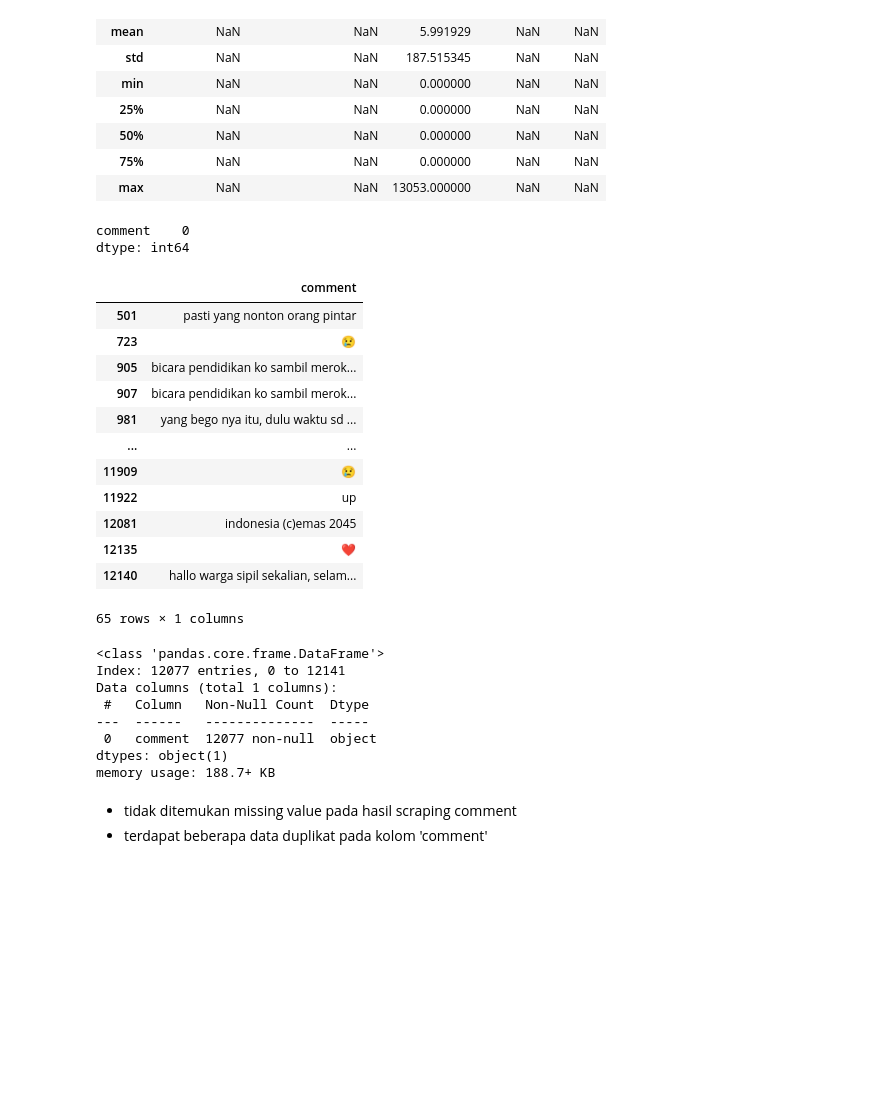
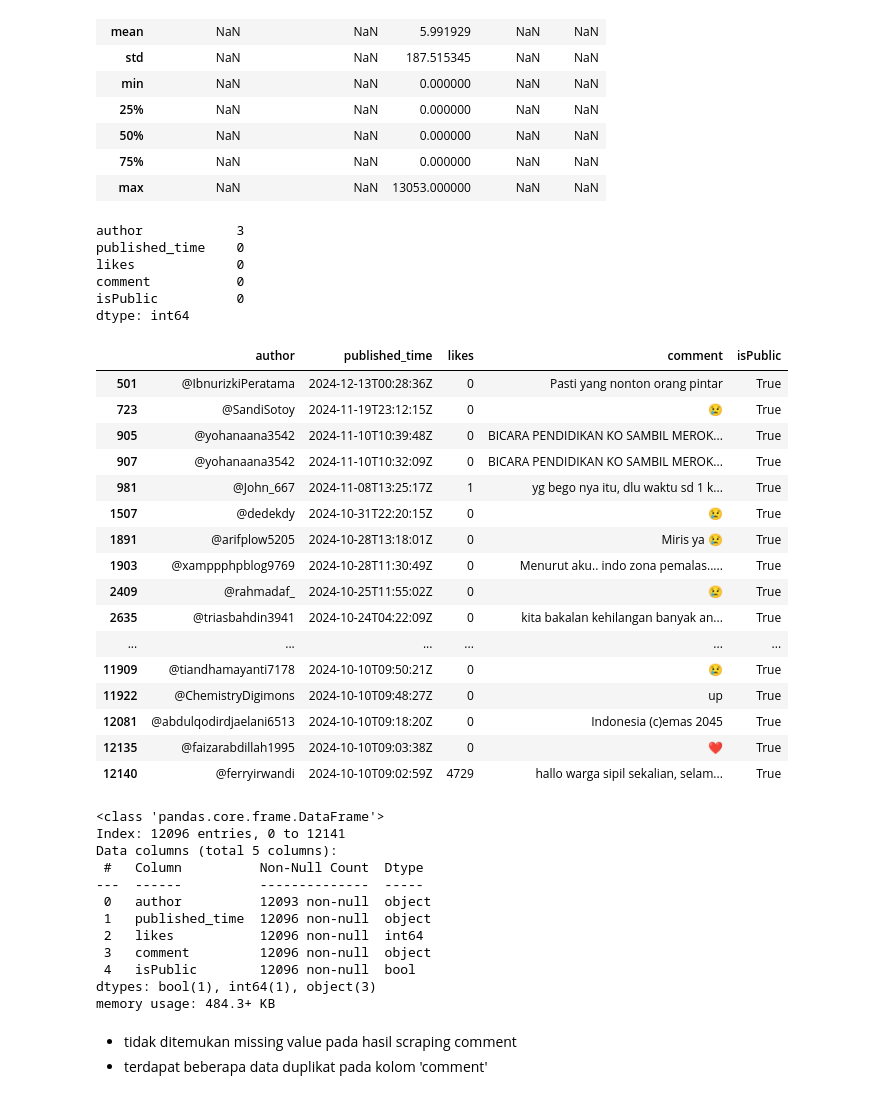
Before and after one commit to LarasSetyadita/NLP-Youtube-Comment-Kegagalan-Adopsi-Sistem-Pendidikan-Finlandia-di-Indonesia, a Jupyter notebook: training.ipynb, the cells around one changed output. Drawn from its saved outputs; the diff is of its cells as text; code cells hidden in the pictures; blank space fills up the shorter version.

```diff
--- a/training.ipynb
+++ b/training.ipynb
@@ -70,26 +91,34 @@ data_df.describe(include='all')
 | max | NaN | NaN | 13053.000000 | NaN | NaN |
 # %%
 # melihat missing value
-cleaned_df.isnull().sum()
+data_df.isnull().sum()
 # %% [output]
-comment    0
+author            3
+published_time    0
+likes             0
+comment           0
+isPublic          0
 dtype: int64
 # %%
 # melihat data duplikat
-cleaned_df[cleaned_df.duplicated(subset='comment')]
+data_df[data_df.duplicated(subset='comment')]
 # %% [output]
-|  | comment |
-| 501 | pasti yang nonton orang pintar |
-| 723 | 😢 |
-| 905 | bicara pendidikan ko sambil merok... |
-| 907 | bicara pendidikan ko sambil merok... |
-| 981 | yang bego nya itu, dulu waktu sd ... |
-| ... | ... |
-| 11909 | 😢 |
-| 11922 | up |
-| 12081 | indonesia (c)emas 2045 |
-| 12135 | ❤ |
-| 12140 | hallo warga sipil sekalian, selam... |
+|  | author | published_time | likes | comment | isPublic |
+| 501 | @IbnurizkiPeratama | 2024-12-13T00:28:36Z | 0 | Pasti yang nonton orang pintar | True |
+| 723 | @SandiSotoy | 2024-11-19T23:12:15Z | 0 | 😢 | True |
+| 905 | @yohanaana3542 | 2024-11-10T10:39:48Z | 0 | BICARA PENDIDIKAN KO SAMBIL MEROK... | True |
+| 907 | @yohanaana3542 | 2024-11-10T10:32:09Z | 0 | BICARA PENDIDIKAN KO SAMBIL MEROK... | True |
+| 981 | @John_667 | 2024-11-08T13:25:17Z | 1 | yg bego nya itu, dlu waktu sd 1 k... | True |
+| 1507 | @dedekdy | 2024-10-31T22:20:15Z | 0 | 😢 | True |
+| 1891 | @arifplow5205 | 2024-10-28T13:18:01Z | 0 | Miris ya 😢 | True |
+| 1903 | @xamppphpblog9769 | 2024-10-28T11:30:49Z | 0 | Menurut aku.. indo zona pemalas..... | True |
+| 2409 | @rahmadaf_ | 2024-10-25T11:55:02Z | 0 | 😢 | True |
+| 2635 | @triasbahdin3941 | 2024-10-24T04:22:09Z | 0 | kita bakalan kehilangan banyak an... | True |
+| ... | ... | ... | ... | ... | ... |
+| 11909 | @tiandhamayanti7178 | 2024-10-10T09:50:21Z | 0 | 😢 | True |
+| 11922 | @ChemistryDigimons | 2024-10-10T09:48:27Z | 0 | up | True |
+| 12081 | @abdulqodirdjaelani6513 | 2024-10-10T09:18:20Z | 0 | Indonesia (c)emas 2045 | True |
+| 12135 | @faizarabdillah1995 | 2024-10-10T09:03:38Z | 0 | ❤ | True |
+| 12140 | @ferryirwandi | 2024-10-10T09:02:59Z | 4729 | hallo warga sipil sekalian, selam... | True |
-65 rows × 1 columns
 # %%
 # menghapus comment duplikat
@@ -97,15 +126,19 @@ cleaned_df = cleaned_df.drop_duplicates(subset='comment')
 # %%
 # melihat jumlah data setelah duplikasi di hapus
-cleaned_df.info()
+data_df.info()
 # %% [output]
 <class 'pandas.core.frame.DataFrame'>
-Index: 12077 entries, 0 to 12141
-Data columns (total 1 columns):
- #   Column   Non-Null Count  Dtype
----  ------   --------------  -----
- 0   comment  12077 non-null  object
-dtypes: object(1)
-memory usage: 188.7+ KB
+Index: 12096 entries, 0 to 12141
+Data columns (total 5 columns):
+ #   Column          Non-Null Count  Dtype
+---  ------          --------------  -----
+ 0   author          12093 non-null  object
+ 1   published_time  12096 non-null  object
+ 2   likes           12096 non-null  int64
+ 3   comment         12096 non-null  object
+ 4   isPublic        12096 non-null  bool
+dtypes: bool(1), int64(1), object(3)
+memory usage: 484.3+ KB
 # %% [markdown]
 - tidak ditemukan missing value pada hasil scraping comment
 - terdapat beberapa data duplikat pada kolom 'comment'
```
Also changed, not shown: parts of 26 cells of this notebook.
